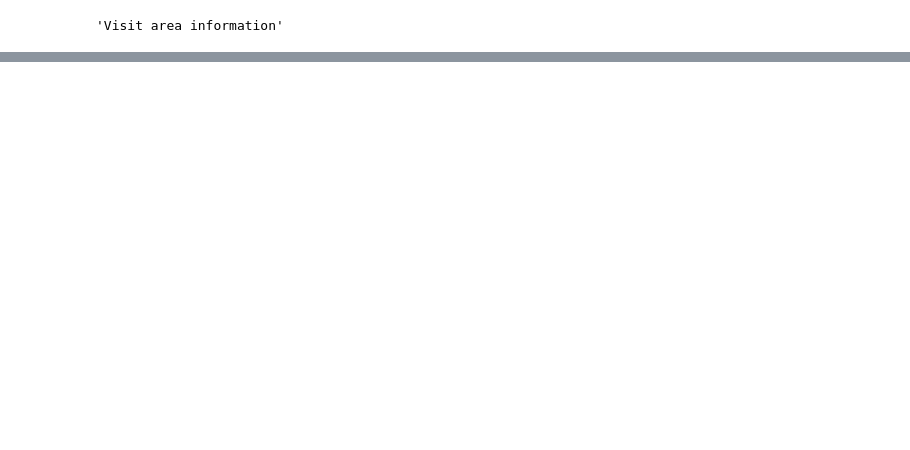
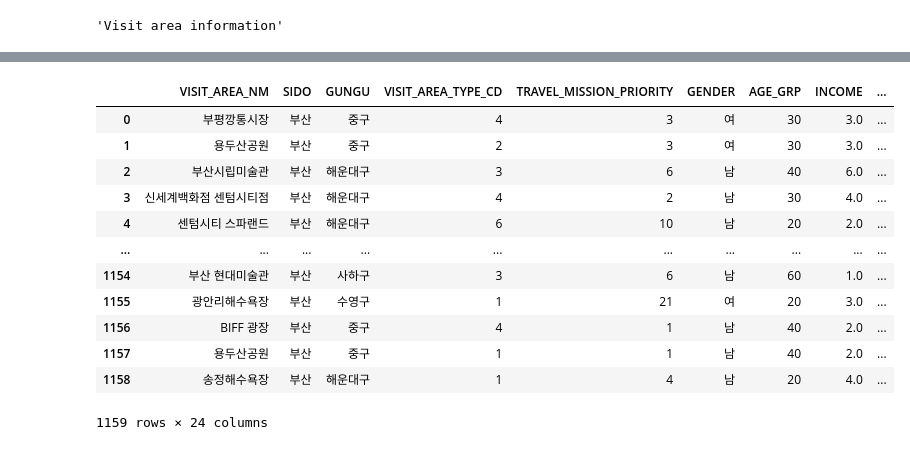
Before and after one commit to K-Swipe/Ko-Swipe-ML, a Jupyter notebook: Recommended/concat.ipynb, the cells around one changed output, grey strips where cells are left out. Cells and saved outputs as stored; diff of their text form; code cells hidden in the pictures; blank space fills up the shorter version.

```diff
--- a/Recommended/concat.ipynb
+++ b/Recommended/concat.ipynb
@@ -96,0 +215,11 @@ df
+# %%
+"""Drop Features"""
+Train.drop(['TRAVELER_ID', 'REVISIT_INTENTION', 'RCMDTN_INTENTION','RESIDENCE_TIME_MIN', 'REVISIT_YN'], axis = 1, inplace = True)
+test.drop(['TRAVELER_ID', 'REVISIT_INTENTION', 'RCMDTN_INTENTION','RESIDENCE_TIME_MIN', 'REVISIT_YN'], axis = 1, inplace = True)
+# %%
+"""Change dtype"""
+Train['VISIT_AREA_TYPE_CD'] = Train['VISIT_AREA_TYPE_CD'].astype('string')
+test['VISIT_AREA_TYPE_CD'] = test['VISIT_AREA_TYPE_CD'].astype('string')
+# %%
+x_train = Train.drop(['DGSTFN', 'TRAVEL_ID'], axis = 1)
+y_train = Train['DGSTFN']
@@ -96,0 +228,19 @@ df
+# %%
+x_train['TRAVEL_MISSION_PRIORITY'] = x_train['TRAVEL_MISSION_PRIORITY'].astype('int')
+x_train['AGE_GRP'] = x_train['AGE_GRP'].astype('int')
+# %%
+x_train
+# %% [output]
+|  | VISIT_AREA_NM | SIDO | GUNGU | VISIT_AREA_TYPE_CD | TRAVEL_MISSION_PRIORITY | GENDER | AGE_GRP | INCOME | ... |
+| 0 | 부평깡통시장 | 부산 | 중구 | 4 | 3 | 여 | 30 | 3.0 | ... |
+| 1 | 용두산공원 | 부산 | 중구 | 2 | 3 | 여 | 30 | 3.0 | ... |
+| 2 | 부산시립미술관 | 부산 | 해운대구 | 3 | 6 | 남 | 40 | 6.0 | ... |
+| 3 | 신세계백화점 센텀시티점 | 부산 | 해운대구 | 4 | 2 | 남 | 30 | 4.0 | ... |
+| 4 | 센텀시티 스파랜드 | 부산 | 해운대구 | 6 | 10 | 남 | 20 | 2.0 | ... |
+| ... | ... | ... | ... | ... | ... | ... | ... | ... | ... |
+| 1154 | 부산 현대미술관 | 부산 | 사하구 | 3 | 6 | 남 | 60 | 1.0 | ... |
+| 1155 | 광안리해수욕장 | 부산 | 수영구 | 1 | 21 | 여 | 20 | 3.0 | ... |
+| 1156 | BIFF 광장 | 부산 | 중구 | 4 | 1 | 남 | 40 | 2.0 | ... |
+| 1157 | 용두산공원 | 부산 | 중구 | 1 | 1 | 남 | 40 | 2.0 | ... |
+| 1158 | 송정해수욕장 | 부산 | 해운대구 | 1 | 4 | 남 | 20 | 4.0 | ... |
+1159 rows × 24 columns
```
Also changed, not shown: parts of 28 cells of this notebook, 2 other files.
